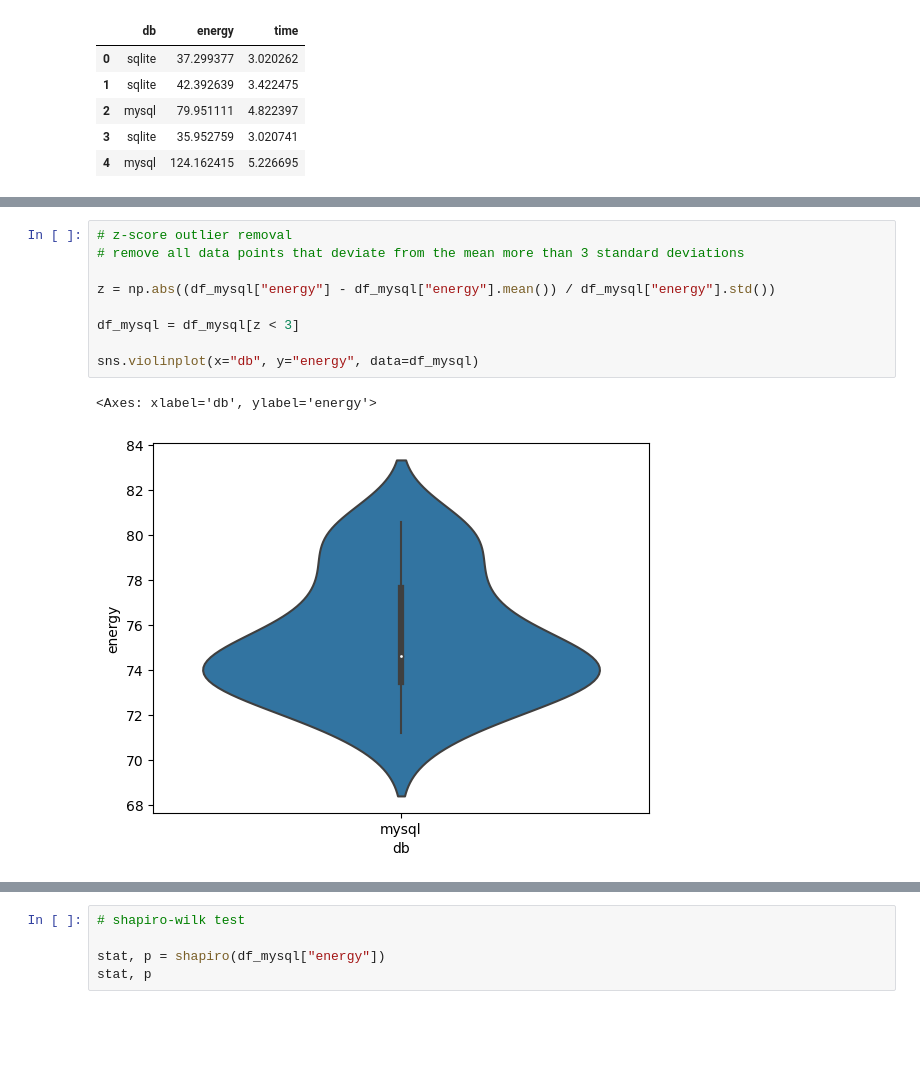
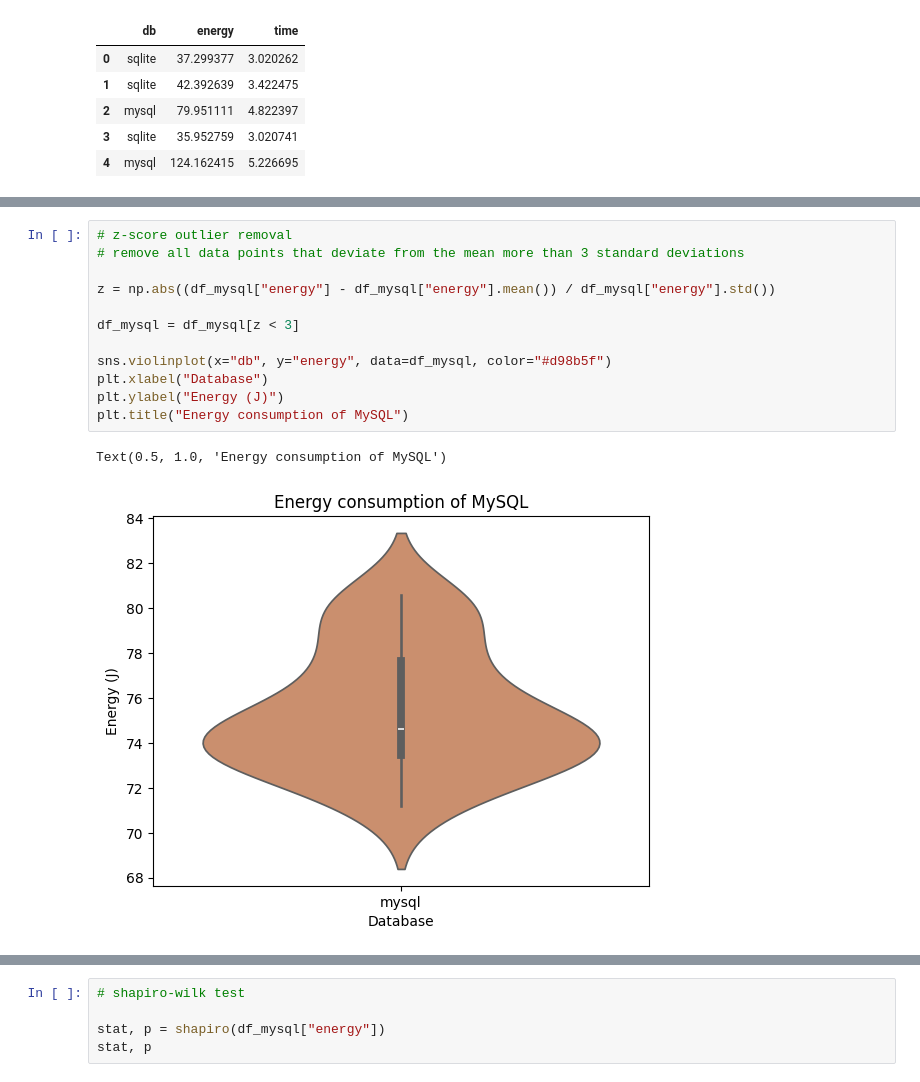
Before and after one commit to HuibSprangers-leiden/course_sustainableSE, a Jupyter notebook: analysis.ipynb, the cells around one changed output, grey strips where cells are left out. Saved outputs shown, nothing was run; the diff lists cells and outputs as text; blank space fills up the shorter version.

```diff
--- a/analysis.ipynb
+++ b/analysis.ipynb
@@ -29,15 +35,18 @@ plt.show()
 # %%
 # z-score outlier removal
 # remove all data points that deviate from the mean more than 3 standard deviations
 
 z = np.abs((df_mysql["energy"] - df_mysql["energy"].mean()) / df_mysql["energy"].std())
 
 df_mysql = df_mysql[z < 3]
 
-sns.violinplot(x="db", y="energy", data=df_mysql)
+sns.violinplot(x="db", y="energy", data=df_mysql, color="#d98b5f")
+plt.xlabel("Database")
+plt.ylabel("Energy (J)")
+plt.title("Energy consumption of MySQL")
 # %% [output]
-<Axes: xlabel='db', ylabel='energy'>
+Text(0.5, 1.0, 'Energy consumption of MySQL')
-[figure, old version]
+[figure, new version]
 # %%
 z = np.abs(
     (df_sqlite["energy"] - df_sqlite["energy"].mean()) / df_sqlite["energy"].std()
```
Also changed, not shown: parts of 4 cells of this notebook.
